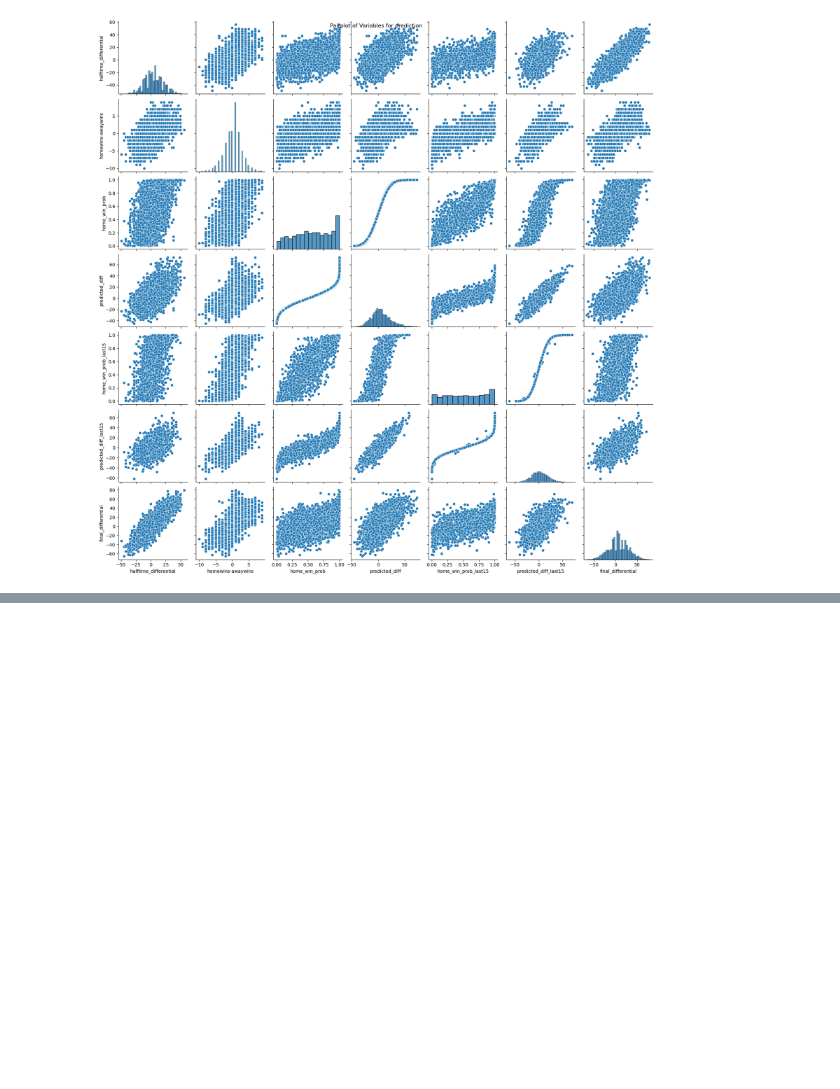
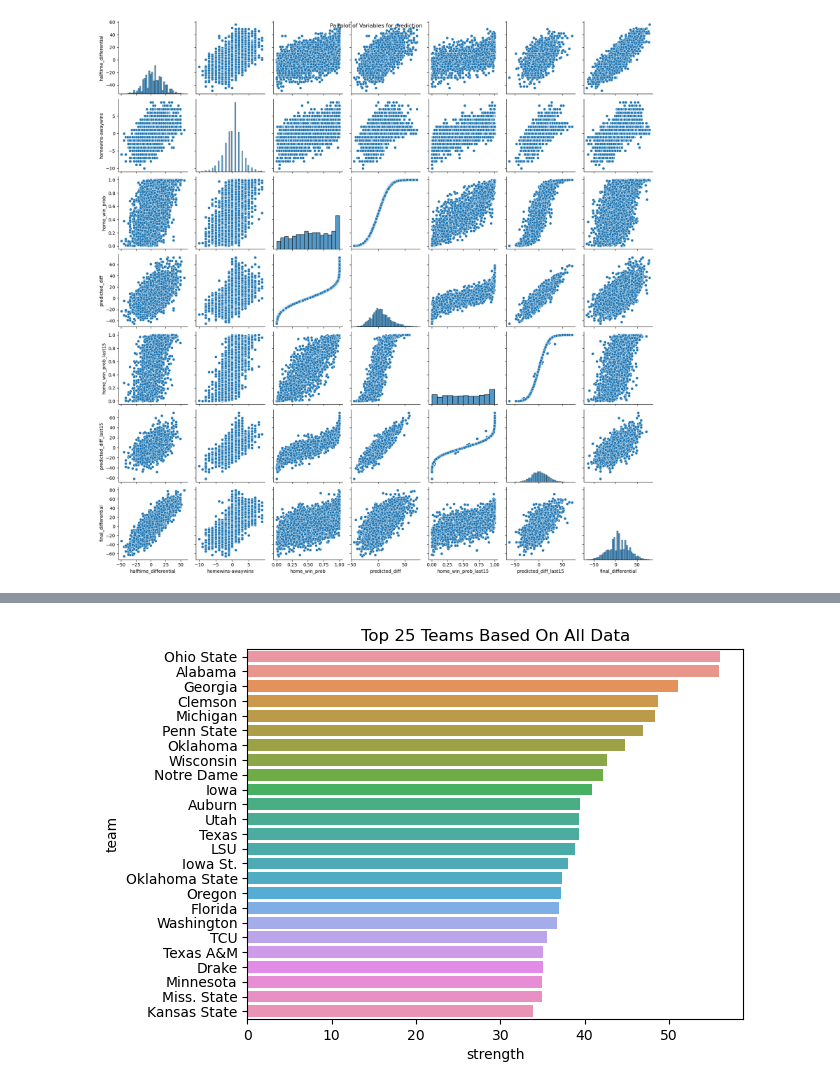
Before and after one commit to csthomps/s386-project, a Jupyter notebook: visualization.ipynb, the cells around one changed output, grey strips where cells are left out. Drawn from its saved outputs; the diff is of its cells as text; code cells hidden in the pictures; blank space fills up the shorter version.

```diff
--- a/visualization.ipynb
+++ b/visualization.ipynb
@@ -35,0 +37,37 @@ football[['halftime_differential','homewins-awaywins','home_win_prob','predicted
+# %%
+filtered_df = football
+
+# get the teams
+teams = pd.concat([filtered_df['home_team'], filtered_df['away_team']]).unique()
+teams_df = pd.DataFrame({'Team': sorted(teams)})
+teams = {team: index for index, team in enumerate(teams_df['Team'])}
+
+# Regression to get Theta values
+n = len(filtered_df)
+X = np.zeros((n,len(teams)))
+Y = np.zeros((n,1))
+
+
+for index, row in filtered_df.iterrows():
+    home = row['home_team']
+    away = row['away_team']
+    # set winning team to 1 and losing team to -1
+    X[index][teams[home]] = 1
+    X[index][teams[away]] = -1
+    Y[index] = row['final_differential']
+
+top = np.eye(len(teams)-1,len(teams)-1)
+bottom = np.zeros((1,len(teams)-1))
+W = np.vstack((top,bottom))
+Xstar = np.matmul(X,W)
+
+thetahat = np.matmul(W,np.linalg.inv(np.matmul(np.transpose(Xstar),Xstar))@np.matmul(Xstar.T,Y))
+
+thetas = pd.DataFrame({'team':list(teams.keys()),'strength':list(thetahat)})
+thetas['strength'] = thetas['strength'].apply(lambda x:x.item())
+thetas = thetas.sort_values('strength',ascending=False)
+sns.barplot(thetas.head(25),y='team',x='strength')
+plt.title('Top 25 Teams Based On All Data')
+plt.savefig('figures/top_25_all.jpeg')
+# %% [output]
+[figure, added]
```
Also changed, not shown: parts of 7 cells of this notebook, 7 other files.
